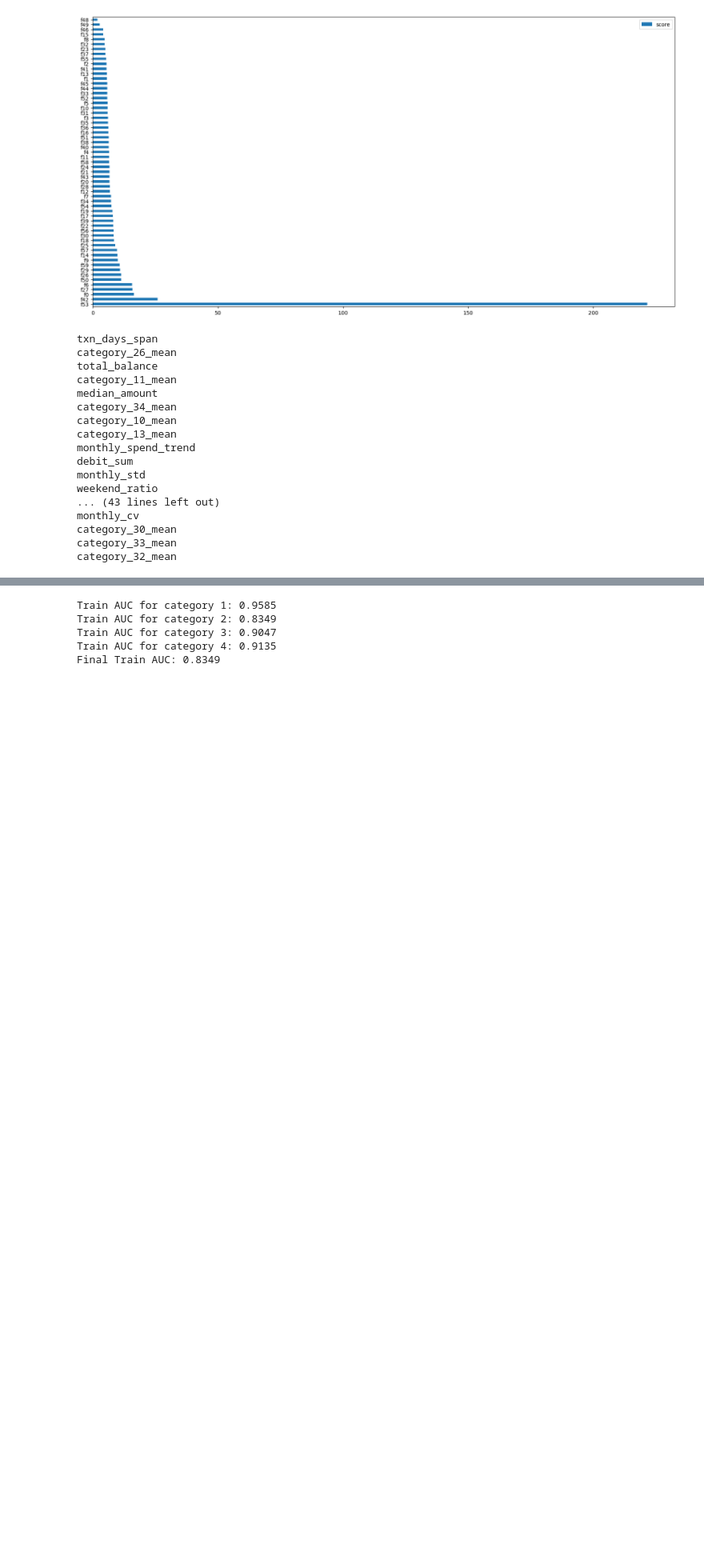
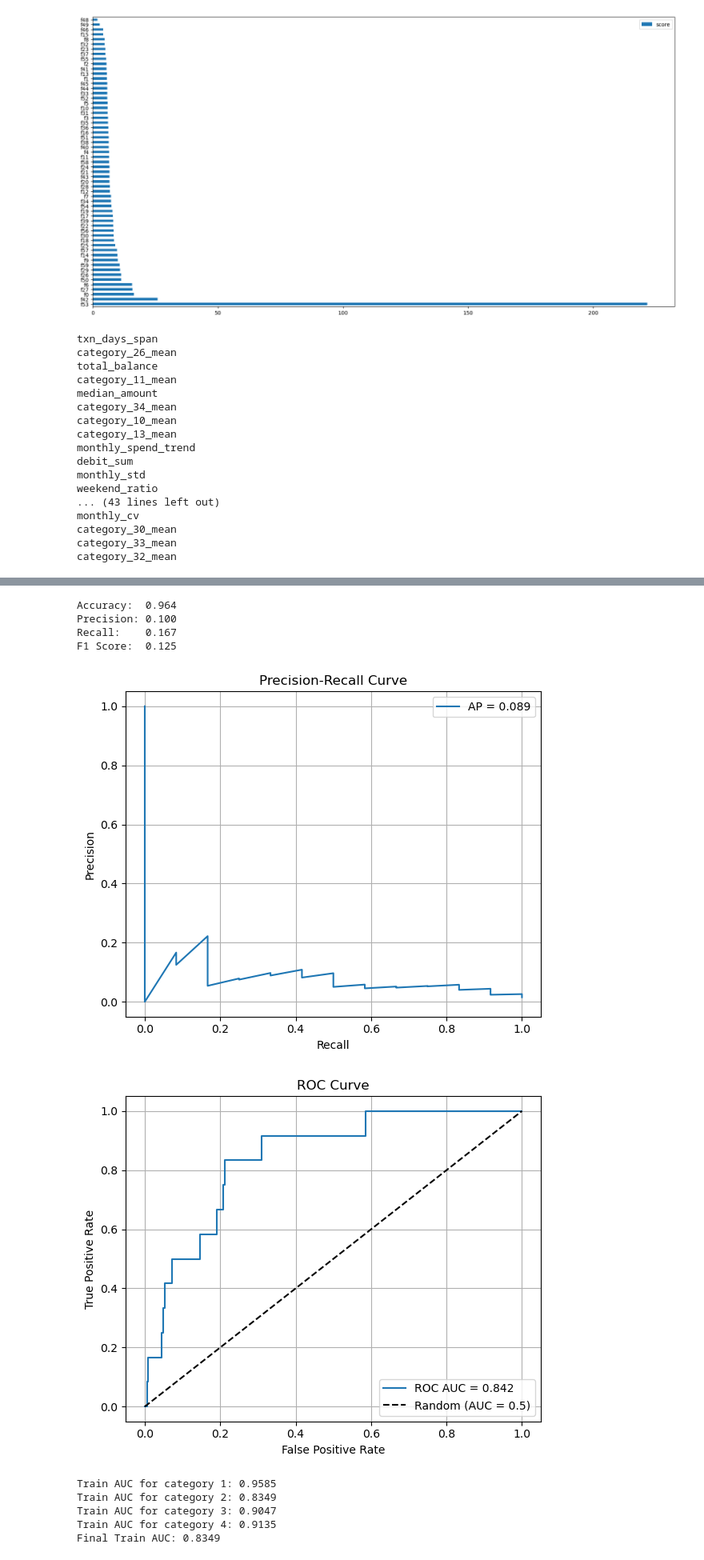
Before and after one commit to cosmanatlol/mlc-sp25-car, a Jupyter notebook: Zhaolong_workflow/baseline_final.ipynb, the cells around one changed output, grey strips where cells are left out. Shown at 80% size. Saved outputs shown, nothing was run; the diff lists cells and outputs as text; code cells hidden in the pictures; blank space fills up the shorter version.

```diff
--- a/Zhaolong_workflow/baseline_final.ipynb
+++ b/Zhaolong_workflow/baseline_final.ipynb
@@ -16,8 +16,8 @@ from scipy.stats import uniform, randint
 import sys
 init_dir = os.getcwd()
 # %%
-consumer_df = pd.read_parquet('mlc/training_data/consumer_data.parquet')
-transactions = pd.read_parquet('mlc/training_data/transactions.parquet')
+consumer_df = pd.read_parquet('../mlc/training_data/consumer_data.parquet')
+transactions = pd.read_parquet('../mlc/training_data/transactions.parquet')
 # %%
 consumer_df['evaluation_date'] = pd.to_datetime(consumer_df['evaluation_date'])
 transactions['posted_date'] = pd.to_datetime(transactions['posted_date'])
@@ -272,5 +281,69 @@ Val AUC for category 3: 0.6922
 Val AUC for category 4: 0.6573
 Final Val AUC: 0.6573
+# %%
+threshold = 0.1
+cur_features = features_df[features_df.index.str[2] == str(1)].drop(columns=['FPF_TARGET', 'evaluation_date'])
+y_val_pred = pipeline.predict_proba(X_val[X_val.index.str[2] == str(1)])[:, 1]
+categories_val.append(roc_auc_score(y_val[y_val.index.str[2] == str(1)], y_val_pred))
+y_val_real = y_val[y_val.index.str[2] == str(1)]
+y_val_pred_bin = (y_val_pred > threshold).astype(int)
+# %%
+from sklearn.metrics import (
+    accuracy_score,
+    precision_score,
+    recall_score,
+    f1_score,
+    precision_recall_curve,
+    average_precision_score,
+    roc_curve
+)
+import matplotlib.pyplot as plt
+
+acc = accuracy_score(y_val_real, y_val_pred_bin)
+prec = precision_score(y_val_real, y_val_pred_bin, zero_division=0)
+rec = recall_score(y_val_real, y_val_pred_bin)
+f1 = f1_score(y_val_real, y_val_pred_bin)
+
+print(f"Accuracy:  {acc:.3f}")
+print(f"Precision: {prec:.3f}")
+print(f"Recall:    {rec:.3f}")
+print(f"F1 Score:  {f1:.3f}")
+
+# Precision-Recall Curve
+prec_curve, recall_curve, thresholds = precision_recall_curve(y_val_real, y_val_pred)
+ap = average_precision_score(y_val_real, y_val_pred)
+
+plt.figure(figsize=(6, 5))
+plt.plot(recall_curve, prec_curve, label=f'AP = {ap:.3f}')
+plt.xlabel('Recall')
+plt.ylabel('Precision')
+plt.title('Precision-Recall Curve')
+plt.grid(True)
+plt.legend()
+plt.tight_layout()
+plt.show()
+
+fpr, tpr, thresholds = roc_curve(y_val_real, y_val_pred)
+auc = roc_auc_score(y_val_real, y_val_pred)
+
+# Plot ROC curve
+plt.figure(figsize=(6, 5))
+plt.plot(fpr, tpr, label=f'ROC AUC = {auc:.3f}')
+plt.plot([0, 1], [0, 1], 'k--', label='Random (AUC = 0.5)')
+plt.xlabel('False Positive Rate')
+plt.ylabel('True Positive Rate')
+plt.title('ROC Curve')
+plt.grid(True)
+plt.legend()
+plt.tight_layout()
+plt.show()
+# %% [output]
+Accuracy:  0.964
+Precision: 0.100
+Recall:    0.167
+F1 Score:  0.125
+[figure, added]
+[figure, added]
 # %%
 categories_train = []
 for x in [1,2,3,4]:
```
Also changed, not shown: parts of 2 cells of this notebook, 3 other files.
